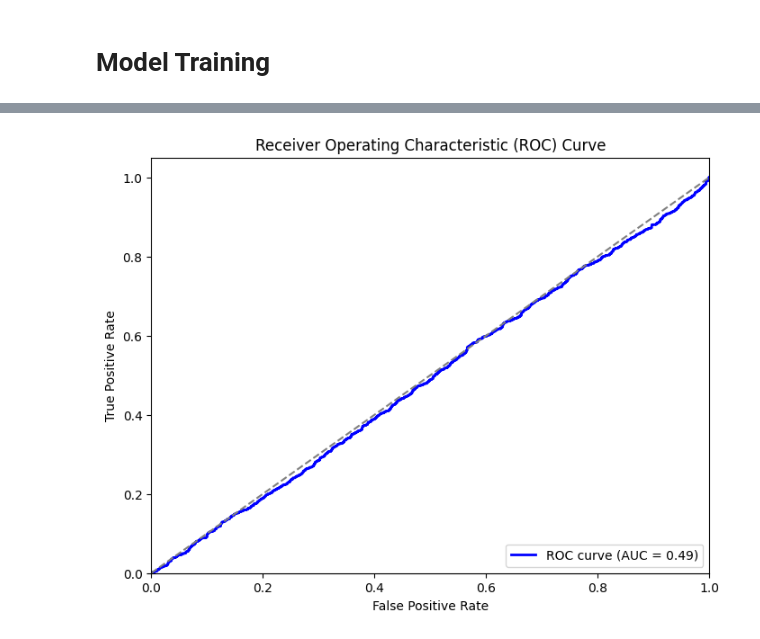
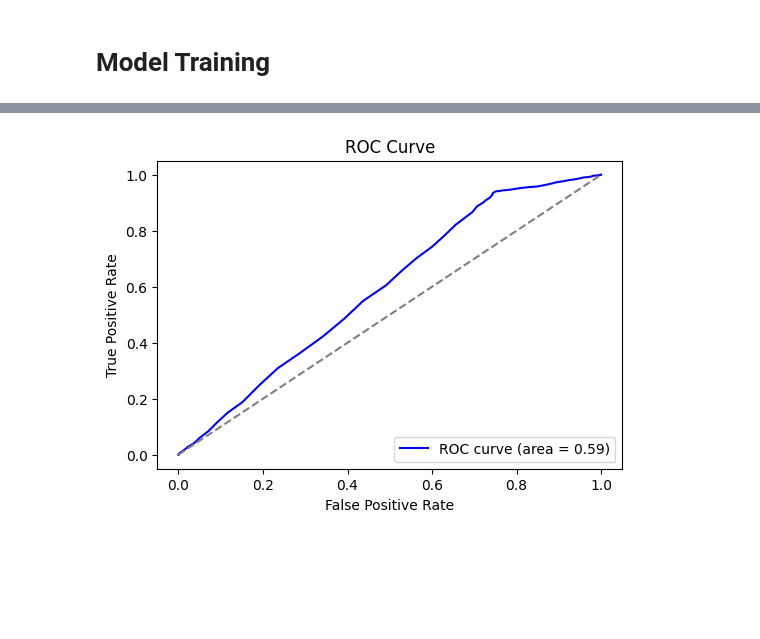
Before and after one commit to Vin-Okumu/Climate-Change-Analysis, a Jupyter notebook: dry-eye-disease-modeling.ipynb, the cells around one changed output, grey strips where cells are left out. Saved outputs shown, nothing was run; the diff lists cells and outputs as text; code cells hidden in the pictures; blank space fills up the shorter version.

Commit message:
Kaggle Notebook | Dry Eye Disease Modeling | Version 12

```diff
--- a/dry-eye-disease-modeling.ipynb
+++ b/dry-eye-disease-modeling.ipynb
@@ -143,0 +175,15 @@ Since the variables don't assume normality, we test decision tree and random for
+# %%
+# Standardize numerical features
+scaler = StandardScaler()
+x_train = scaler.fit_transform(x_train)
+x_test = scaler.transform(x_test)
+
+# Train Decision Tree
+dt_model = DecisionTreeClassifier(random_state=42)
+dt_model.fit(x_train, y_train)
+y_dt_pred = dt_model.predict(x_test)
+
+# Train Random Forest
+rf_model = RandomForestClassifier(n_estimators=100, random_state=42)
+rf_model.fit(x_train, y_train)
+y_rf_pred = rf_model.predict(x_test)
@@ -268,0 +360,3 @@ DecisionTreeClassifier(random_state=42)
+# %%
+rf_model = RandomForestClassifier(n_estimators=100, random_state=42)
+rf_model.fit(x_train, y_train)
@@ -424,0 +367,8 @@ plt.show()
+# %%
+# Predictions using Random Forest model
+y_pred = rf_model.predict(x_test)
+y_prob = rf_model.predict_proba(x_test)[:, 1]  # Probability for the positive class
+
+y_pred = rf_model.predict(x_test)
+print("Accuracy:", accuracy_score(y_test, y_pred))
+print(classification_report(y_test, y_pred))
@@ -425,21 +424,16 @@ plt.show()
 # %%
-# ROC Curve for Model Performance analysis
+# ROC Curve
 from sklearn.metrics import roc_curve, auc
+fpr, tpr, _ = roc_curve(y_test, y_prob)
+roc_auc = roc_auc_score(y_test, y_prob)
 
-y_pred_prob = result.predict(x_test_sm)  # Get predicted probabilities
-fpr, tpr, _ = roc_curve(y_test, y_pred_prob)  # Compute ROC curve
-roc_auc = auc(fpr, tpr)  # Compute AUC
-
-# Plot ROC Curve
-plt.figure(figsize=(8, 6))
-plt.plot(fpr, tpr, color='blue', lw=2, label=f'ROC curve (AUC = {roc_auc:.2f})')
-plt.plot([0, 1], [0, 1], color='gray', linestyle='--')  # Reference line
-plt.xlim([0.0, 1.0])
-plt.ylim([0.0, 1.05])
+plt.figure(figsize=(6, 4))
+plt.plot(fpr, tpr, color="blue", label=f"ROC curve (area = {roc_auc:.2f})")
+plt.plot([0, 1], [0, 1], linestyle="--", color="gray")
 plt.xlabel("False Positive Rate")
 plt.ylabel("True Positive Rate")
-plt.title("Receiver Operating Characteristic (ROC) Curve")
+plt.title("ROC Curve")
 plt.legend(loc="lower right")
 plt.show()
 # %% [output]
-[figure, old version]
+[figure, new version]
```
Also changed, not shown: parts of 41 cells of this notebook.
